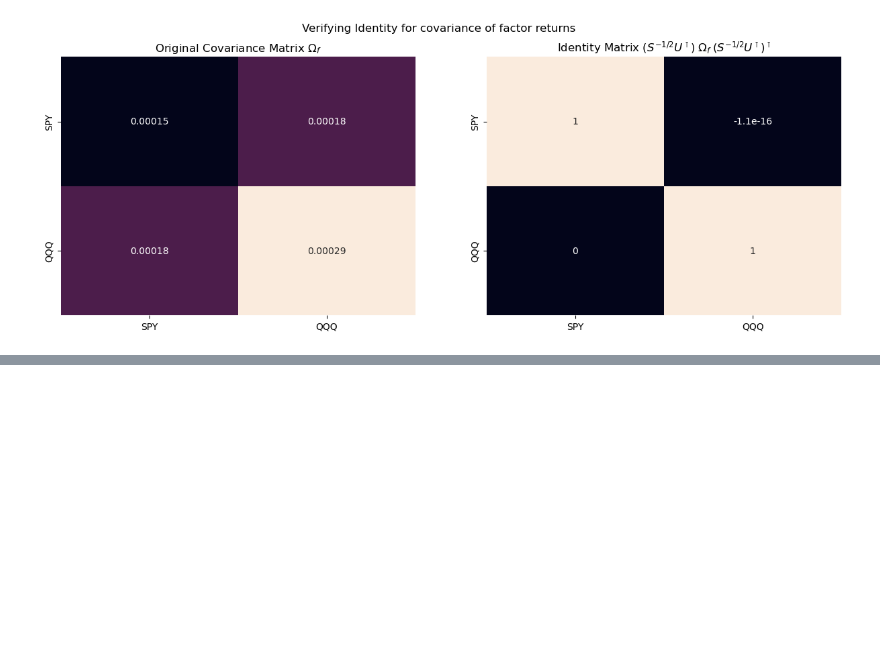
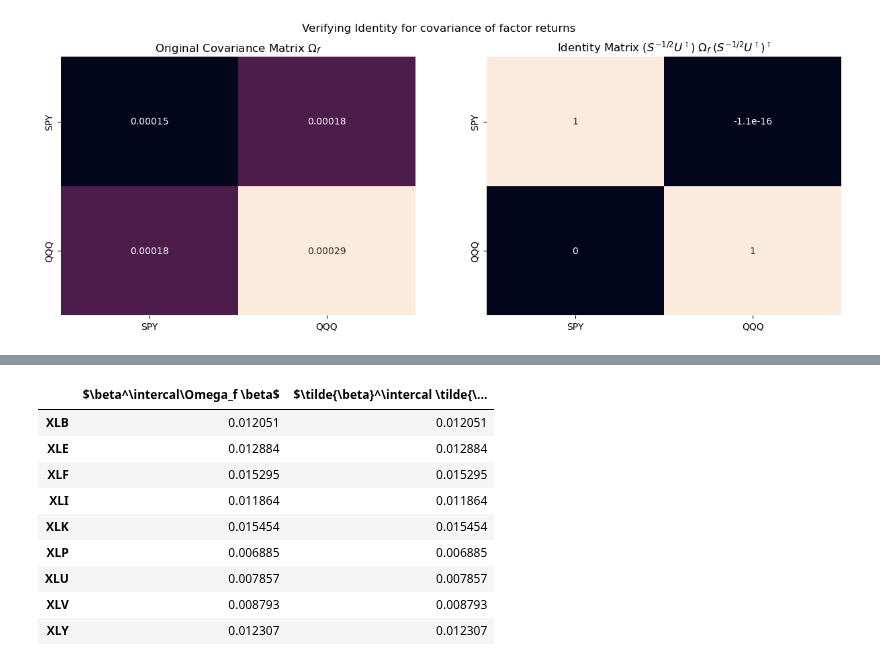
Before and after one commit to diegodalvarez/EQI, a Jupyter notebook: Chapter 4 - Linear Model of Returns.ipynb, the cells around one changed output, grey strips where cells are left out. Cells and saved outputs as stored; diff of their text form; code cells hidden in the pictures; blank space fills up the shorter version.

```diff
--- a/Chapter 4 - Linear Model of Returns.ipynb
+++ b/Chapter 4 - Linear Model of Returns.ipynb
@@ -430,0 +440,22 @@ axes[1].set_title("Factor Loading Matrix with ")
+# %%
+orig_factor_vol     = np.einsum("ij,jk,ik->i", B, OmegaF, B)
+identity_factor_vol = np.diag(B_tilde @ I @ B_tilde.T)
+# %%
+(pd
+    .DataFrame(
+        data = {
+            r"$\beta^\intercal\Omega_f \beta$": orig_factor_vol,
+            r"$\tilde{\beta}^\intercal \tilde{\Omega}_f \tilde{\beta}$": identity_factor_vol},
+        index = tickers)
+    .apply(lambda x: np.sqrt(x)))
+# %% [output]
+|  | $\beta^\intercal\Omega_f \beta$ | $\tilde{\beta}^\intercal \tilde{\... |
+| XLB | 0.012051 | 0.012051 |
+| XLE | 0.012884 | 0.012884 |
+| XLF | 0.015295 | 0.015295 |
+| XLI | 0.011864 | 0.011864 |
+| XLK | 0.015454 | 0.015454 |
+| XLP | 0.006885 | 0.006885 |
+| XLU | 0.007857 | 0.007857 |
+| XLV | 0.008793 | 0.008793 |
+| XLY | 0.012307 | 0.012307 |
```
Also changed, not shown: parts of 4 cells of this notebook.
